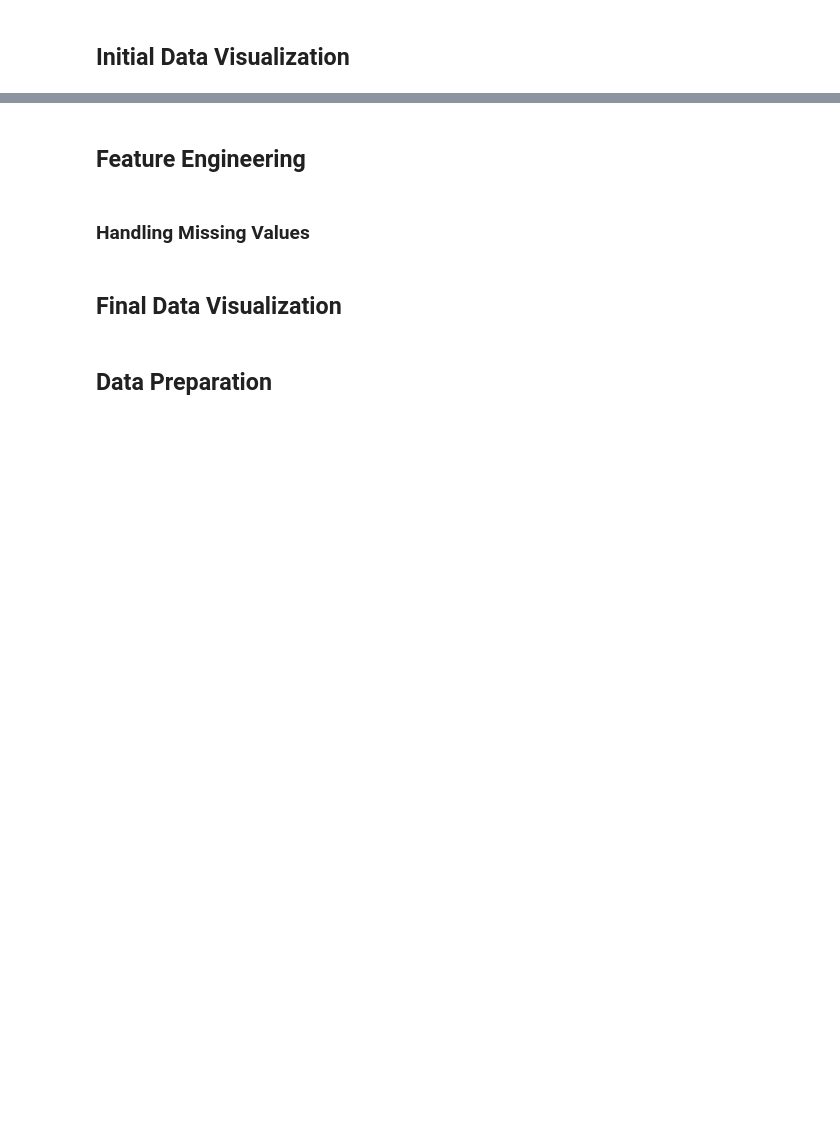
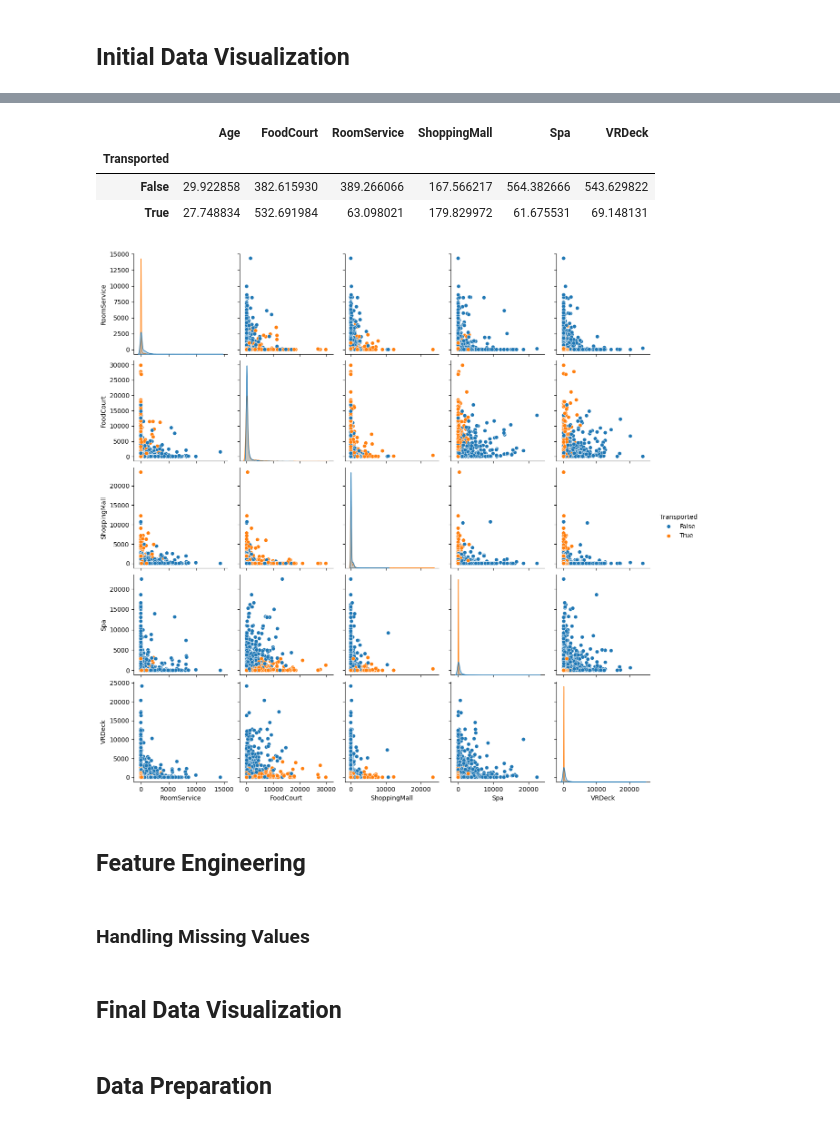
Before and after one commit to machiwao/ml-development, a Jupyter notebook: Kaggle_Spaceship_Titanic.ipynb, the cells around one changed output, grey strips where cells are left out. Cells and saved outputs as stored; diff of their text form; code cells hidden in the pictures; blank space fills up the shorter version.

```diff
--- a/Kaggle_Spaceship_Titanic.ipynb
+++ b/Kaggle_Spaceship_Titanic.ipynb
@@ -10,3 +156,15 @@ Reference: https://www.kaggle.com/competitions/spaceship-titanic/overview
+# %%
+pd.pivot_table(df, index='Transported', values=numerical_cols, aggfunc='mean')
+# %% [output]
+|  | Age | FoodCourt | RoomService | ShoppingMall | Spa | VRDeck |
+| Transported |  |  |  |  |  |  |
+| False | 29.922858 | 382.615930 | 389.266066 | 167.566217 | 564.382666 | 543.629822 |
+| True | 27.748834 | 532.691984 | 63.098021 | 179.829972 | 61.675531 | 69.148131 |
+# %%
+sns.pairplot(df, vars=['RoomService', 'FoodCourt', 'ShoppingMall', 'Spa', 'VRDeck'], hue=target_col[0])
+plt.show()
+# %% [output]
+[figure, added]
 # %% [markdown]
 ## Feature Engineering
 # %% [markdown]
```
Also changed, not shown: parts of 11 cells of this notebook.
